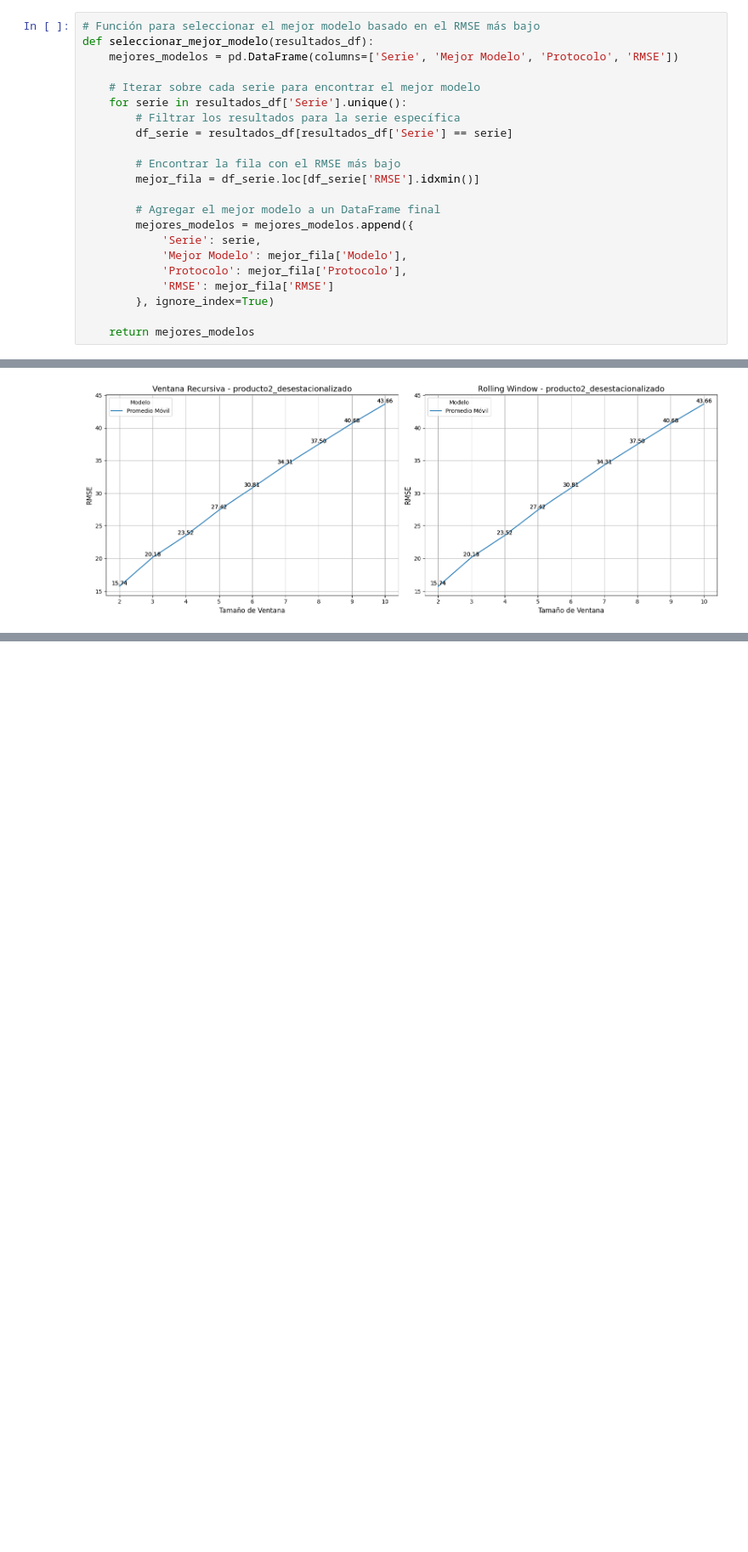
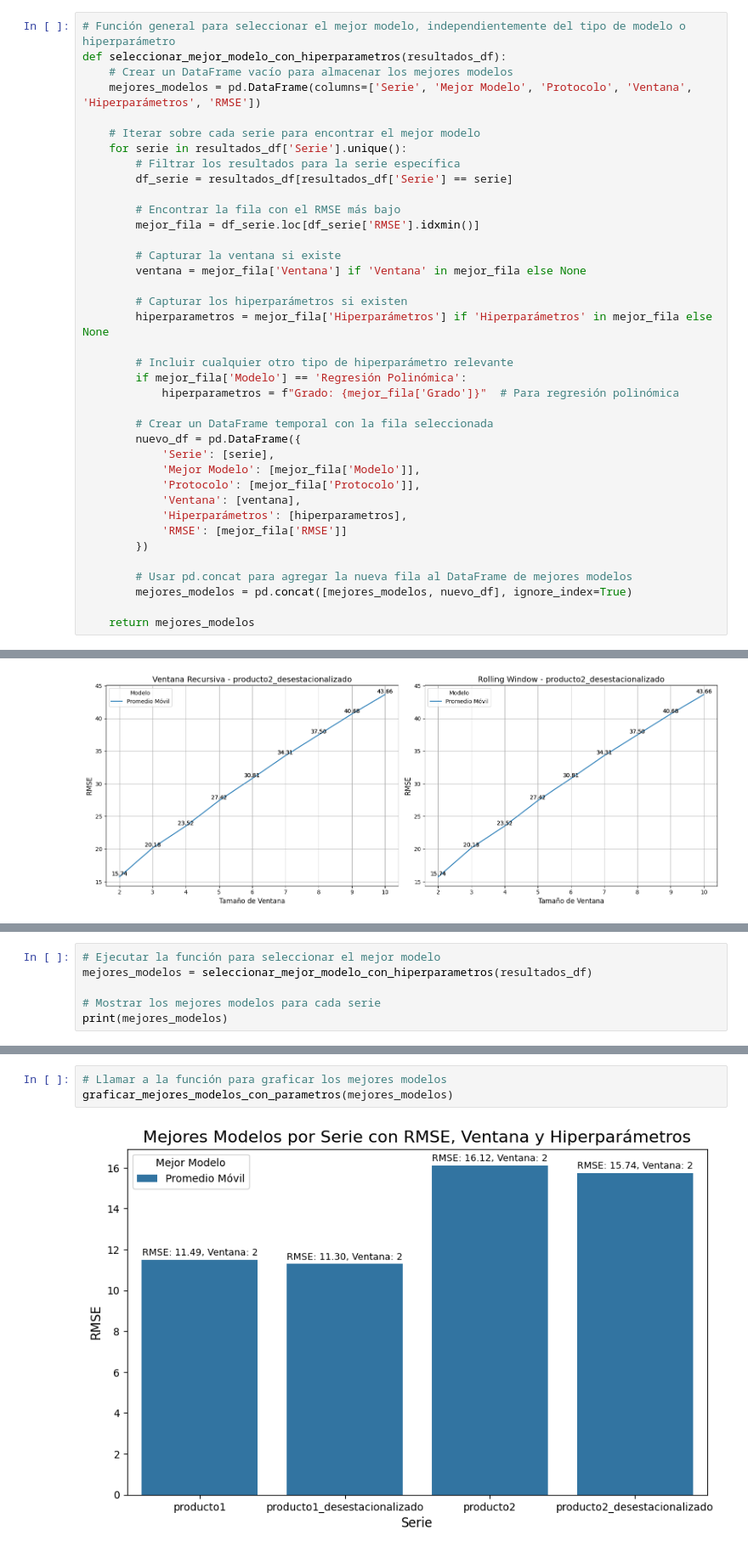
Before and after one commit to alfa7g7/Fundamentos-analitica-II, a Jupyter notebook: UNIDAD I/Clase 4/Daniel-Fabian-Parcial-practico.ipynb, the cells around one changed output, grey strips where cells are left out. Shown at 85% size. Drawn from its saved outputs; the diff is of its cells as text; blank space fills up the shorter version.

```diff
--- a/UNIDAD I/Clase 4/Daniel-Fabian-Parcial-practico.ipynb
+++ b/UNIDAD I/Clase 4/Daniel-Fabian-Parcial-practico.ipynb
@@ -668,9 +716,10 @@ def graficar_separado_por_protocolo_y_serie(resultados_df):
 # %% [markdown]
 Diseñamos una función de la métrica RMSE, el modelo con el menor valor de RMSE será considerado el mejor para cada serie de tiempo
 # %%
-# Función para seleccionar el mejor modelo basado en el RMSE más bajo
-def seleccionar_mejor_modelo(resultados_df):
-    mejores_modelos = pd.DataFrame(columns=['Serie', 'Mejor Modelo', 'Protocolo', 'RMSE'])
+# Función general para seleccionar el mejor modelo, independientemente del tipo de modelo o hiperparámetro
+def seleccionar_mejor_modelo_con_hiperparametros(resultados_df):
+    # Crear un DataFrame vacío para almacenar los mejores modelos
+    mejores_modelos = pd.DataFrame(columns=['Serie', 'Mejor Modelo', 'Protocolo', 'Ventana', 'Hiperparámetros', 'RMSE'])
 
     # Iterar sobre cada serie para encontrar el mejor modelo
     for serie in resultados_df['Serie'].unique():
@@ -680,13 +729,28 @@ def seleccionar_mejor_modelo(resultados_df):
         # Encontrar la fila con el RMSE más bajo
         mejor_fila = df_serie.loc[df_serie['RMSE'].idxmin()]
 
-        # Agregar el mejor modelo a un DataFrame final
-        mejores_modelos = mejores_modelos.append({
-            'Serie': serie,
-            'Mejor Modelo': mejor_fila['Modelo'],
-            'Protocolo': mejor_fila['Protocolo'],
-            'RMSE': mejor_fila['RMSE']
-        }, ignore_index=True)
+        # Capturar la ventana si existe
+        ventana = mejor_fila['Ventana'] if 'Ventana' in mejor_fila else None
+
+        # Capturar los hiperparámetros si existen
+        hiperparametros = mejor_fila['Hiperparámetros'] if 'Hiperparámetros' in mejor_fila else None
+
+        # Incluir cualquier otro tipo de hiperparámetro relevante
+        if mejor_fila['Modelo'] == 'Regresión Polinómica':
+            hiperparametros = f"Grado: {mejor_fila['Grado']}"  # Para regresión polinómica
+
+        # Crear un DataFrame temporal con la fila seleccionada
+        nuevo_df = pd.DataFrame({
+            'Serie': [serie],
+            'Mejor Modelo': [mejor_fila['Modelo']],
+            'Protocolo': [mejor_fila['Protocolo']],
+            'Ventana': [ventana],
+            'Hiperparámetros': [hiperparametros],
+            'RMSE': [mejor_fila['RMSE']]
+        })
+
+        # Usar pd.concat para agregar la nueva fila al DataFrame de mejores modelos
+        mejores_modelos = pd.concat([mejores_modelos, nuevo_df], ignore_index=True)
 
     return mejores_modelos
 # %% [markdown]
@@ -821,0 +865,6 @@ Mejor RMSE para producto1 con Ventana Recursiva: (2, 11.491006032564146)
+# %%
+# Ejecutar la función para seleccionar el mejor modelo
+mejores_modelos = seleccionar_mejor_modelo_con_hiperparametros(resultados_df)
+
+# Mostrar los mejores modelos para cada serie
+print(mejores_modelos)
@@ -821,0 +883,5 @@ Mejor RMSE para producto1 con Ventana Recursiva: (2, 11.491006032564146)
+# %%
+# Llamar a la función para graficar los mejores modelos
+graficar_mejores_modelos_con_parametros(mejores_modelos)
+# %% [output]
+[figure, added]
```
Also changed, not shown: parts of 6 cells of this notebook.
